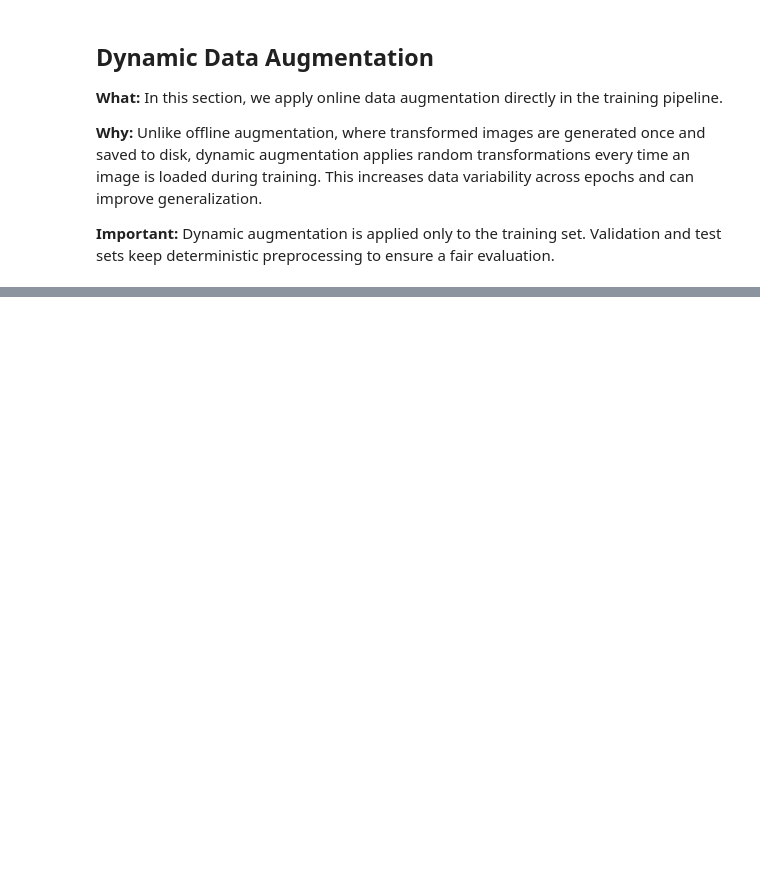
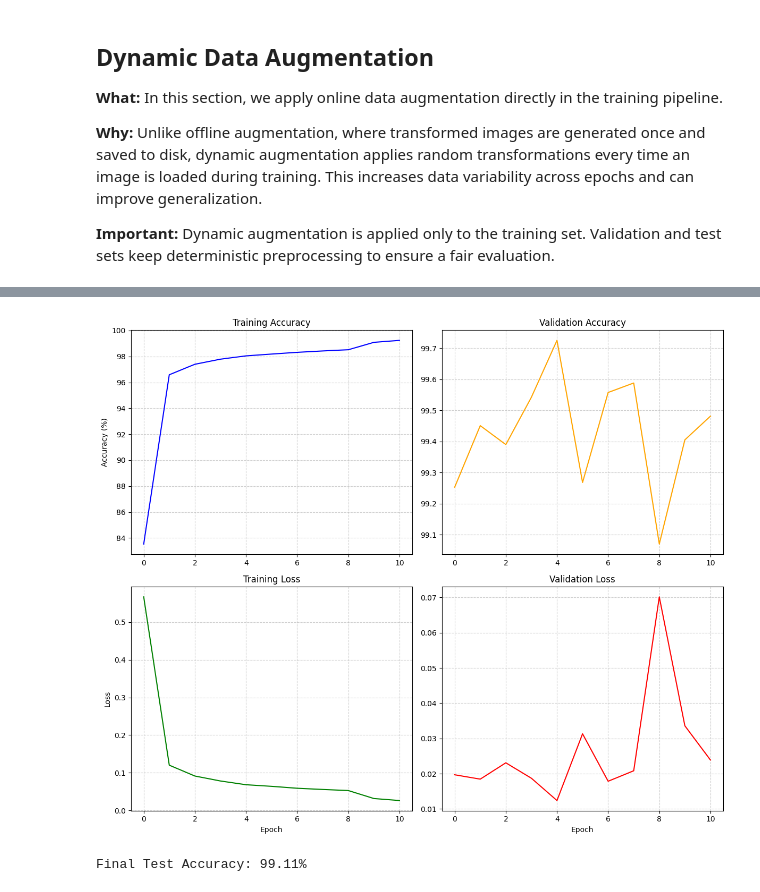
Before and after one commit to Pauloarf/VCPI2526, a Jupyter notebook: VC/src/Report.ipynb, the cells around one changed output, grey strips where cells are left out. Saved outputs shown, nothing was run; the diff lists cells and outputs as text; code cells hidden in the pictures; blank space fills up the shorter version.

```diff
--- a/VC/src/Report.ipynb
+++ b/VC/src/Report.ipynb
@@ -704,0 +811,28 @@ Dynamic Augmentation Confusion Matrix:
+# %%
+model_massive = RobustCNN(len(classes))
+optimizer_massive = torch.optim.Adam(model_massive.parameters(), lr=LEARNING_RATE)
+scheduler_massive = torch.optim.lr_scheduler.ReduceLROnPlateau(optimizer_massive, mode='min', factor=0.1, patience=3)
+early_stopper_massive = Early_Stopping(patience=5)
+
+history_massive = train_model(
+    model_massive,
+    train_loader_massive_dynamic,
+    val_loader,
+    EPOCHS,
+    loss_fn,
+    optimizer_massive,
+    scheduler_massive,
+    early_stopper_massive,
+    device,
+    save_prefix='massive_dynamic'
+)
+
+vcpi_util.show_history_2x2(history_massive)
+
+targets_massive, preds_massive = evaluate_test_set(
+    model_massive,
+    test_loader,
+    device,
+    'massive_dynamic_best.pt'
+)
+# %% [output]
@@ -704,0 +851,2 @@ Dynamic Augmentation Confusion Matrix:
+[figure, added]
+Final Test Accuracy: 99.11%
```
Also changed, not shown: parts of 22 cells of this notebook.
